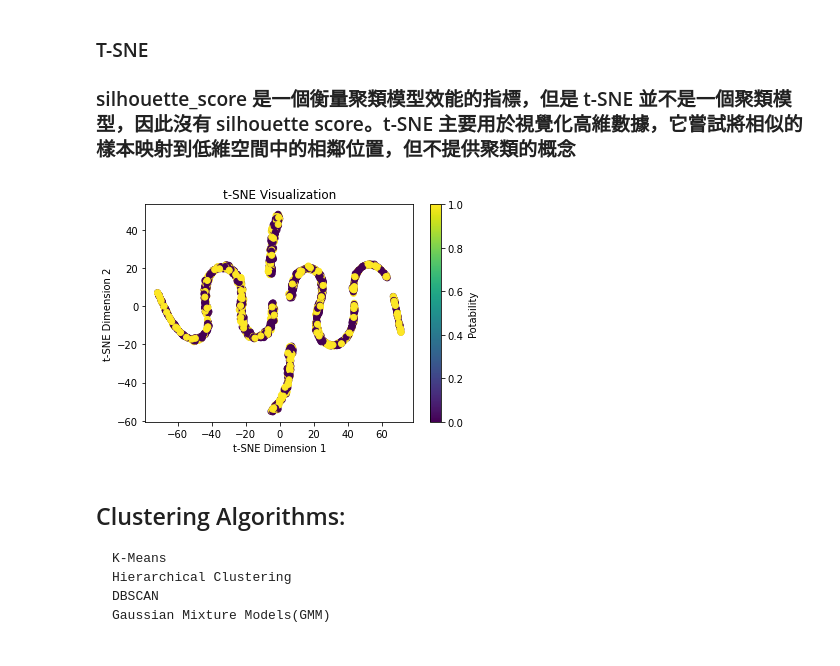
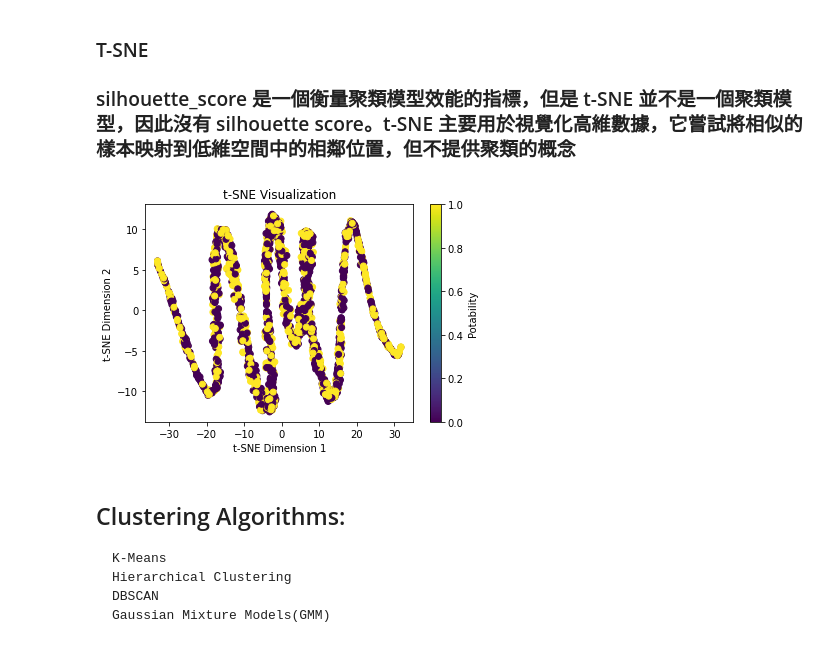
Before and after one commit to Zyyy0/Unsupervised-Learning, a Jupyter notebook: Unsupervised Learning.ipynb, the cells around one changed output. Drawn from its saved outputs; the diff is of its cells as text; code cells hidden in the pictures.

```diff
--- a/Unsupervised Learning.ipynb
+++ b/Unsupervised Learning.ipynb
@@ -106,32 +103,32 @@ Silhouette Score: 0.08443755763911577
 # %%
 import pandas as pd
 from sklearn.manifold import TSNE
 import matplotlib.pyplot as plt
 
 # Assuming you have already loaded your data
 data = pd.read_csv('water_potability.csv')
 
 # Drop rows with missing values
 newdata = data.dropna()
 
 # Extract features (X)
 X = newdata.drop(columns=['Potability'])
 
 # Create t-SNE instance
-tsne_model = TSNE(random_state=46)
+tsne_model = TSNE(perplexity=30, n_components=3, init='pca', n_iter=3000)
 
 # Fit the model to your data and transform it to lower-dimensional space
 X_tsne = tsne_model.fit_transform(X)
 
 # Visualize the data in 2D
 plt.scatter(X_tsne[:, 0], X_tsne[:, 1], c=newdata['Potability'], cmap='viridis')
 plt.title('t-SNE Visualization')
 plt.xlabel('t-SNE Dimension 1')
 plt.ylabel('t-SNE Dimension 2')
 plt.colorbar(label='Potability')
 plt.show()
 # %% [output]
-[figure, old version]
+[figure, new version]
 # %% [markdown]
 ## Clustering Algorithms:
     K-Means
```
Also changed, not shown: parts of 4 cells of this notebook.
